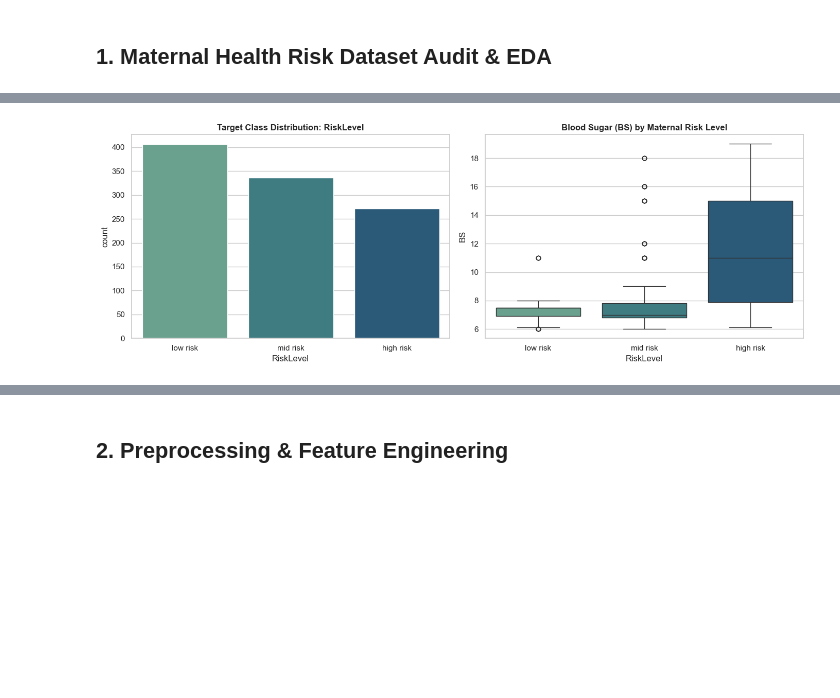
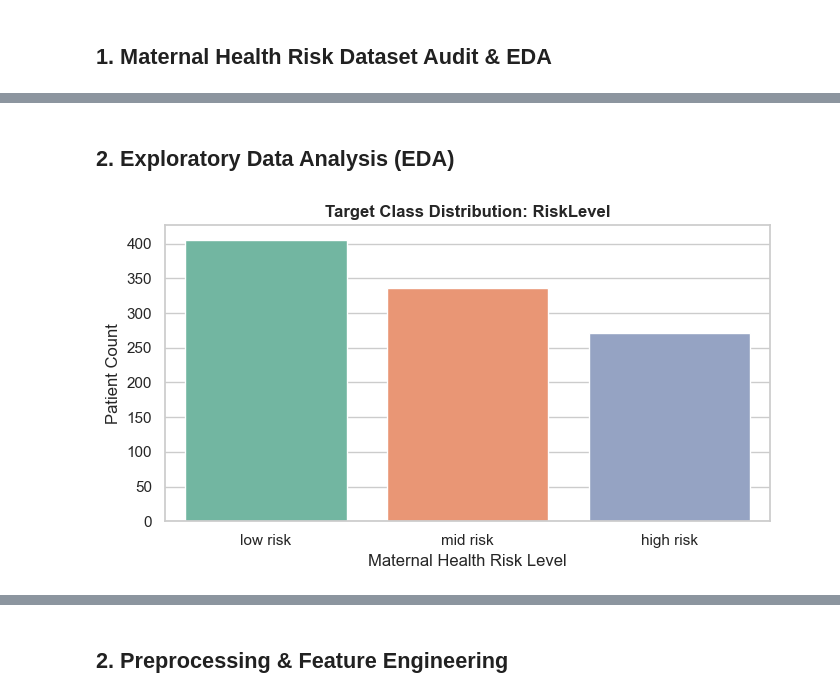
Before and after one commit to wander1112/Ember-Storm, a Jupyter notebook: notebooks/classification.ipynb, the cells around one changed output, grey strips where cells are left out. Drawn from its saved outputs; the diff is of its cells as text; code cells hidden in the pictures; blank space fills up the shorter version.

```diff
--- a/notebooks/classification.ipynb
+++ b/notebooks/classification.ipynb
@@ -60,13 +80,12 @@ Name: count, dtype: int64
-# %%
-fig, axes = plt.subplots(1, 2, figsize=(14, 5))
-
-sns.countplot(data=df_clf, x='RiskLevel', order=['low risk', 'mid risk', 'high risk'], ax=axes[0], palette='crest')
-axes[0].set_title('Target Class Distribution: RiskLevel', fontsize=12, fontweight='bold')
-
-sns.boxplot(data=df_clf, x='RiskLevel', y='BS', order=['low risk', 'mid risk', 'high risk'], ax=axes[1], palette='crest')
-axes[1].set_title('Blood Sugar (BS) by Maternal Risk Level', fontsize=12, fontweight='bold')
-
-plt.tight_layout()
-plt.show()
-# %% [output]
-[figure, removed]
+# %% [markdown]
+## 2. Exploratory Data Analysis (EDA)
+# %%
+fig, ax = plt.subplots(figsize=(7, 4))
+sns.countplot(data=df_clf, x='RiskLevel', order=['low risk', 'mid risk', 'high risk'], palette='Set2', ax=ax)
+ax.set_title('Target Class Distribution: RiskLevel', fontsize=12, fontweight='bold')
+ax.set_xlabel('Maternal Health Risk Level')
+ax.set_ylabel('Patient Count')
+plt.tight_layout()
+plt.show()
+# %% [output]
+[figure, added]
```
Also changed, not shown: parts of 22 cells of this notebook, 1 other file.
